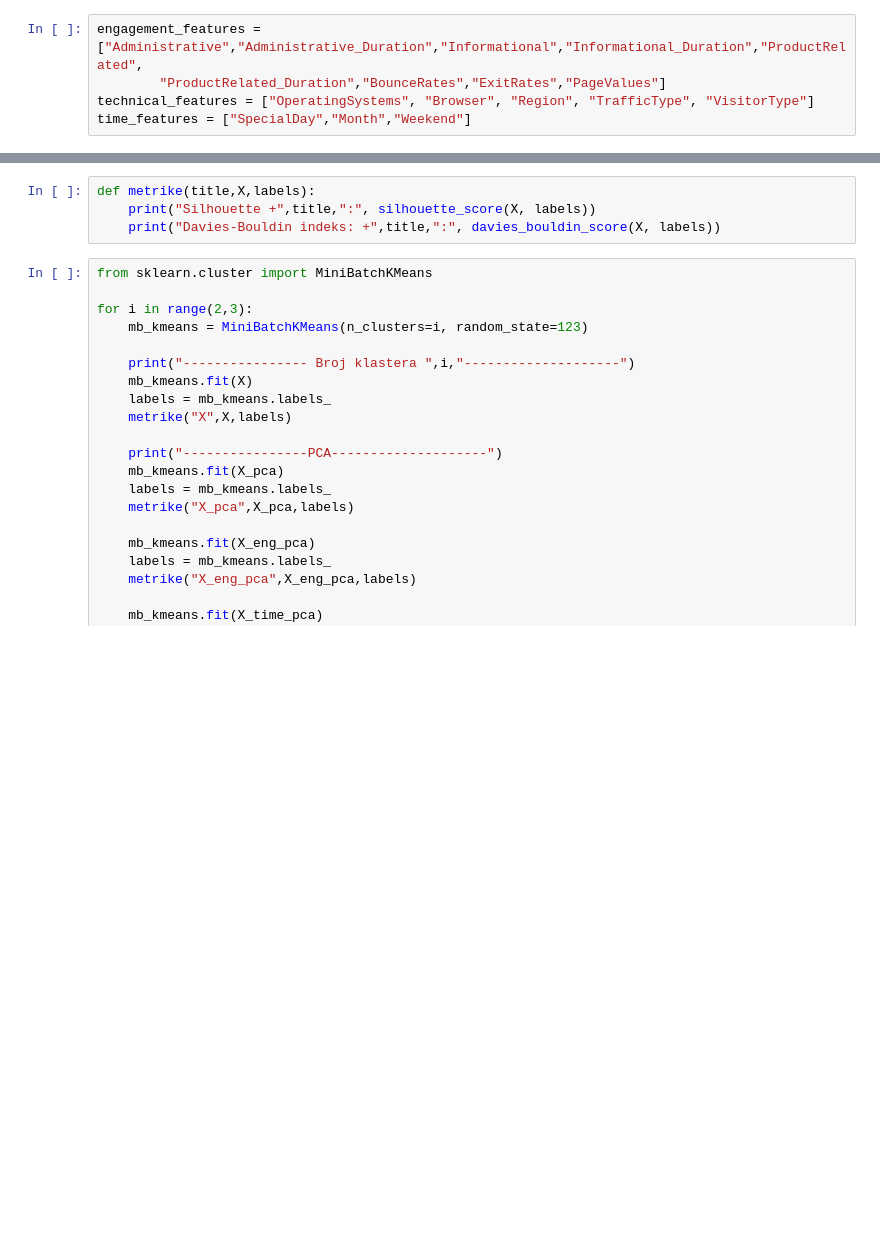
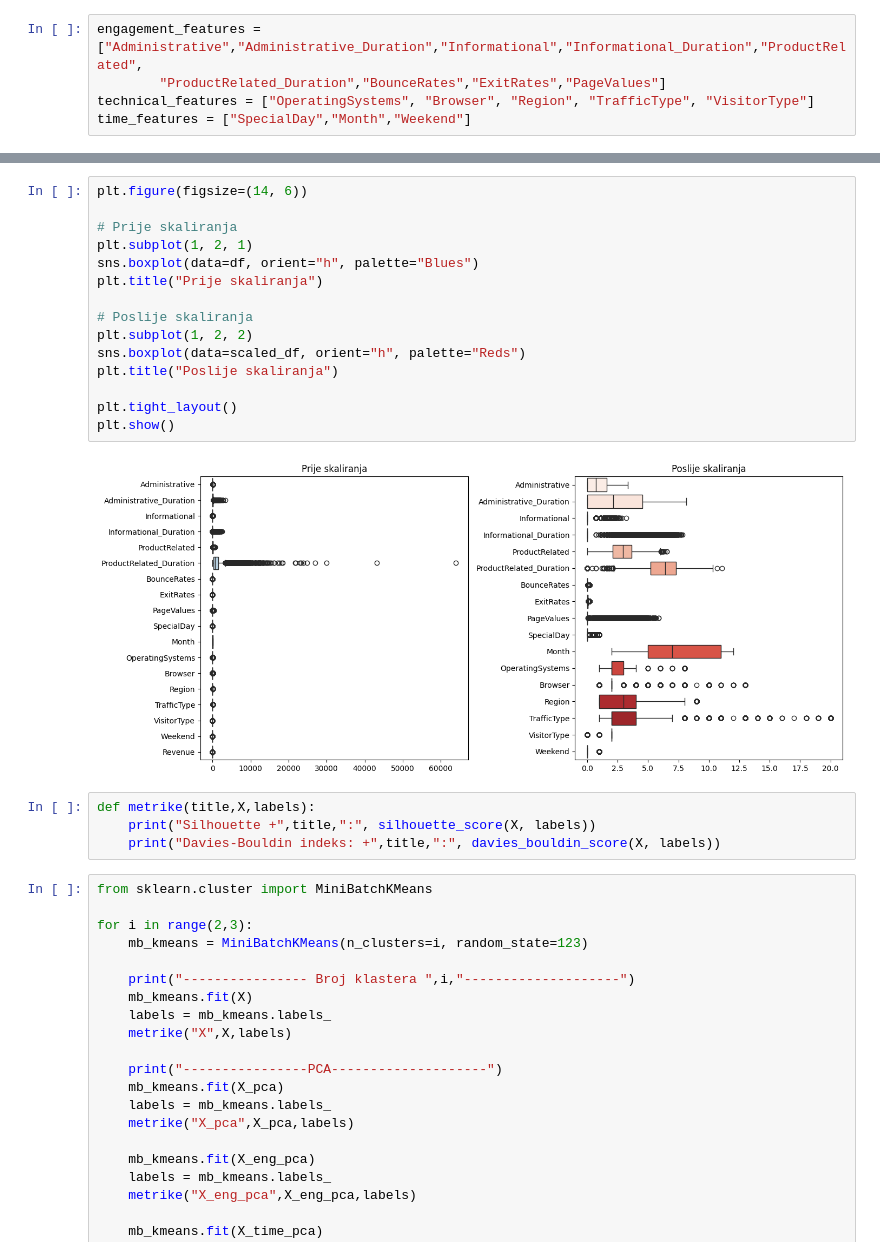
Before and after one commit to NikolaDjajic/Diplomski, a Jupyter notebook: shopper_intention_clustering.ipynb, the cells around one changed output, grey strips where cells are left out. Saved outputs shown, nothing was run; the diff lists cells and outputs as text; blank space fills up the shorter version.

```diff
--- a/shopper_intention_clustering.ipynb
+++ b/shopper_intention_clustering.ipynb
@@ -78,3 +163,20 @@ def plot_clusters(X, labels, title):
+# %%
+plt.figure(figsize=(14, 6))
+
+# Prije skaliranja
+plt.subplot(1, 2, 1)
+sns.boxplot(data=df, orient="h", palette="Blues")
+plt.title("Prije skaliranja")
+
+# Poslije skaliranja
+plt.subplot(1, 2, 2)
+sns.boxplot(data=scaled_df, orient="h", palette="Reds")
+plt.title("Poslije skaliranja")
+
+plt.tight_layout()
+plt.show()
+# %% [output]
+[figure, added]
 # %%
 def metrike(title,X,labels):
     print("Silhouette +",title,":", silhouette_score(X, labels))
```
Also changed, not shown: parts of 21 cells of this notebook, 5 other files.
